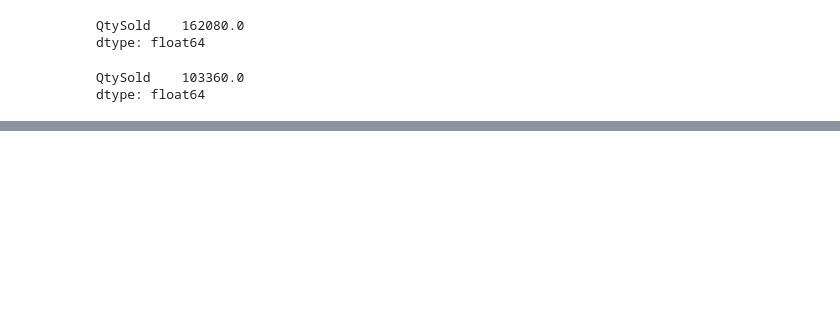
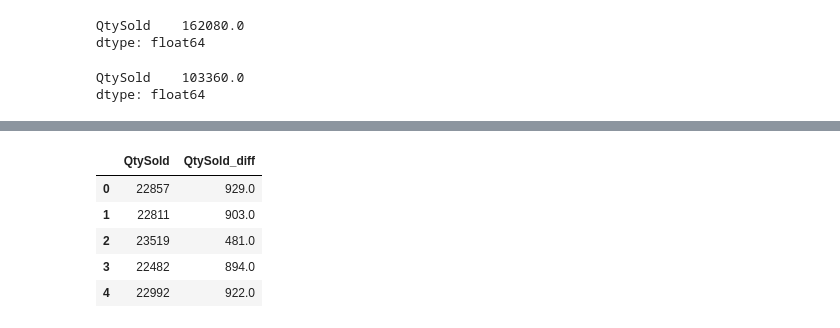
Before and after one commit to aaronsutton/concertsales, a Jupyter notebook: challenge.ipynb, the cells around one changed output, grey strips where cells are left out. Drawn from its saved outputs; the diff is of its cells as text; code cells hidden in the pictures; blank space fills up the shorter version.

```diff
--- a/challenge.ipynb
+++ b/challenge.ipynb
@@ -440,0 +457,12 @@ show(sales_plot)
+# %%
+# create DataFrame to export to excel for prettier plotting
+excel_df = sales_per_act.join(sales_diff_ad, how='left', rsuffix='_diff')
+# %%
+excel_df.head()
+# %% [output]
+|  | QtySold | QtySold_diff |
+| 0 | 22857 | 929.0 |
+| 1 | 22811 | 903.0 |
+| 2 | 23519 | 481.0 |
+| 3 | 22482 | 894.0 |
+| 4 | 22992 | 922.0 |
```
Also changed, not shown: parts of 17 cells of this notebook.
